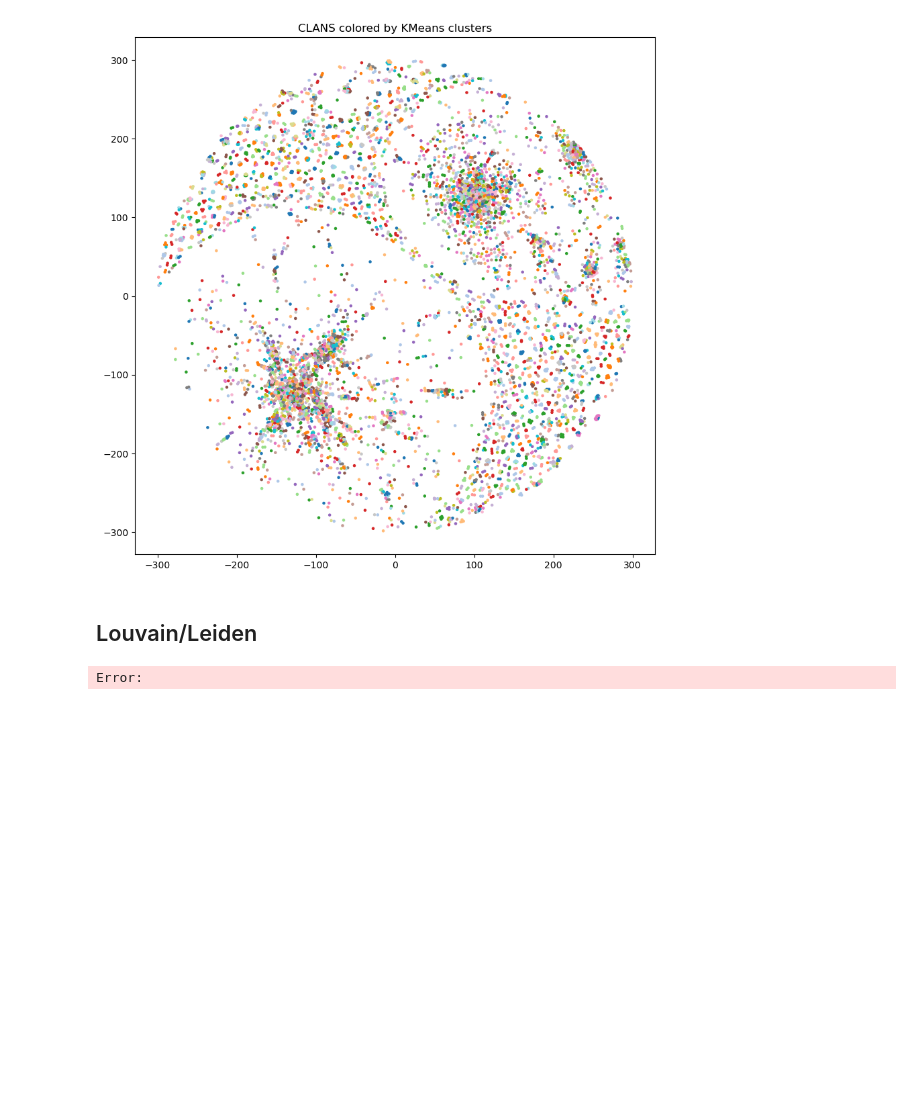
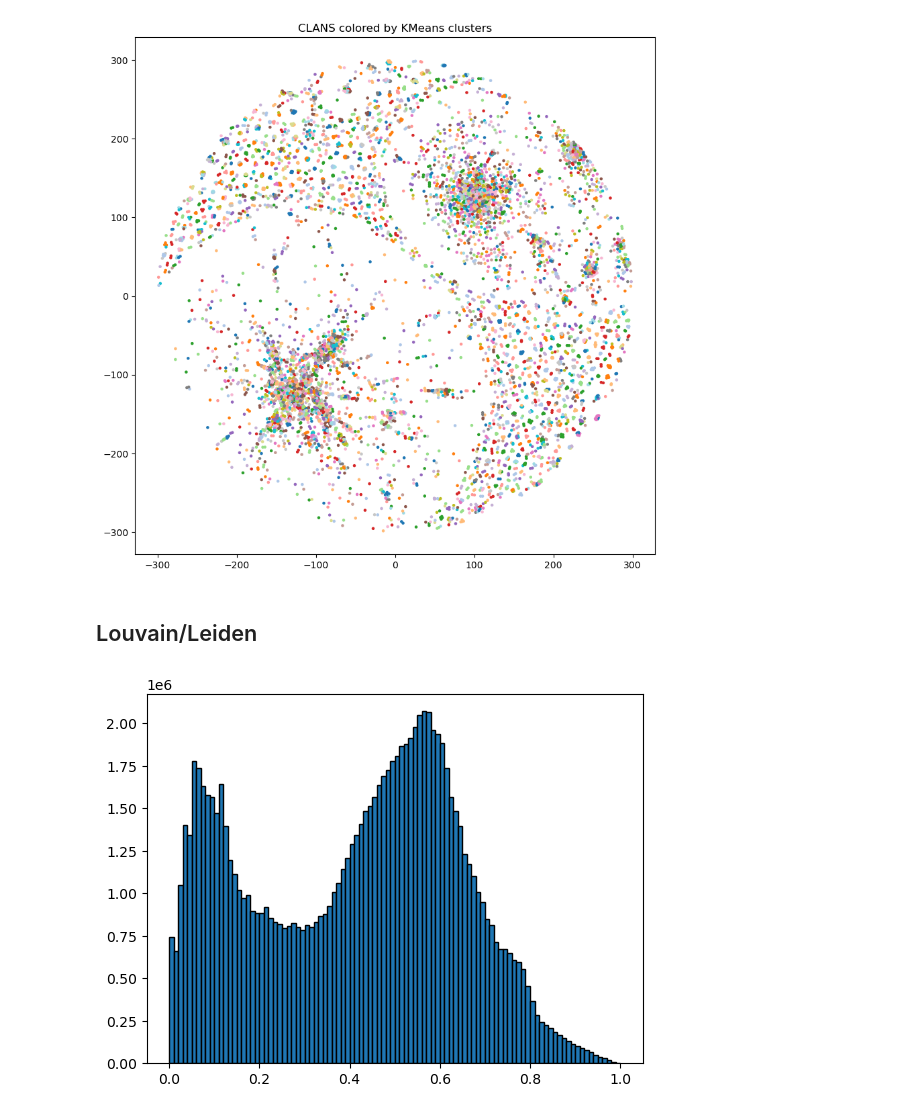
Before and after one commit to donEnno/hendecads, a Jupyter notebook: code/hendecad_prep.ipynb, the cells around one changed output. Saved outputs shown, nothing was run; the diff lists cells and outputs as text; code cells hidden in the pictures; blank space fills up the shorter version.

```diff
--- a/code/hendecad_prep.ipynb
+++ b/code/hendecad_prep.ipynb
@@ -230,7 +183,7 @@ plt.show()
 # %% [markdown]
 # Clustering
 # %%
-radial_distance = np.sqrt(pos_df['x']**2 + pos_df['y']**2)
+radial_distance = np.sqrt(pos_df['x'].astype(float)**2 + pos_df['y'].astype(float)**2)
 
 plt.hist(radial_distance, bins=100, edgecolor='black')
 plt.title('Histogram of radial distance')
@@ -310,11 +267,11 @@ See the caveats in the documentation: https://pandas.pydata.org/pandas-docs/stab
 from scipy.spatial import distance_matrix
 import networkx as nx
 # %%
-dm = distance_matrix(pos_df[['x', 'y']].astype(float), pos_df[['x', 'y']].astype(float))
-norm_df = dm / dm.max()
+dm = distance_matrix(filtered_pos_df[['x', 'y']].astype(float), filtered_pos_df[['x', 'y']].astype(float))
+norm_dm = dm / dm.max()
 
-plt.hist(norm_df.flatten(), bins=100, edgecolor='black')
+plt.hist(norm_dm.flatten(), bins=100, edgecolor='black')
 plt.show()
 # %% [output]
-Error:
+[figure, added]
 # %%
```
Also changed, not shown: parts of 20 cells of this notebook.
